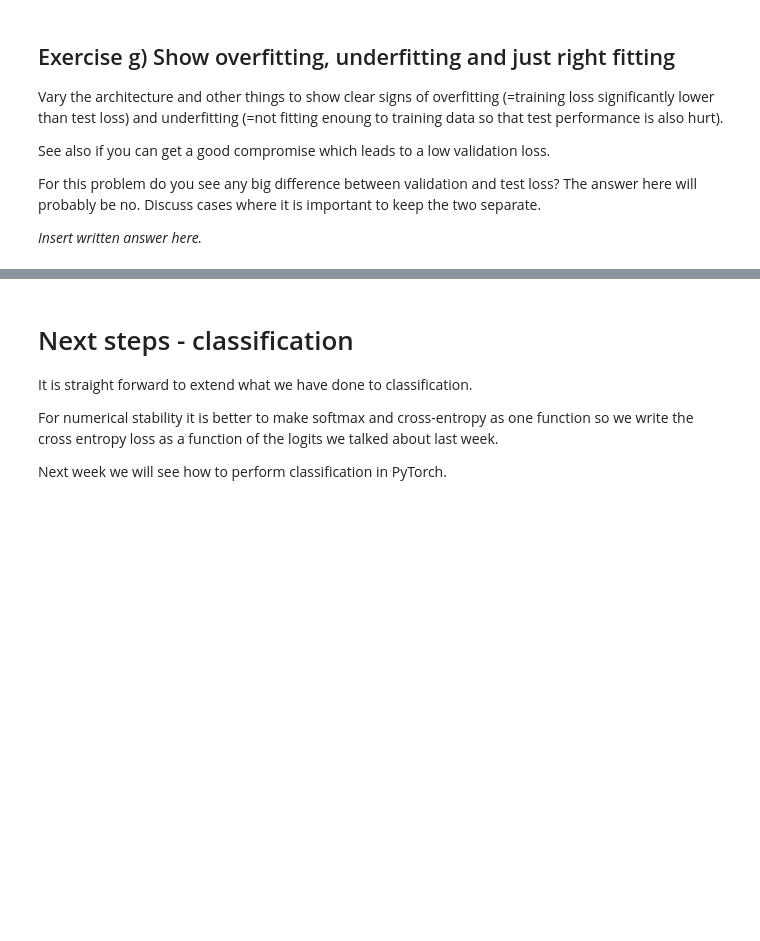
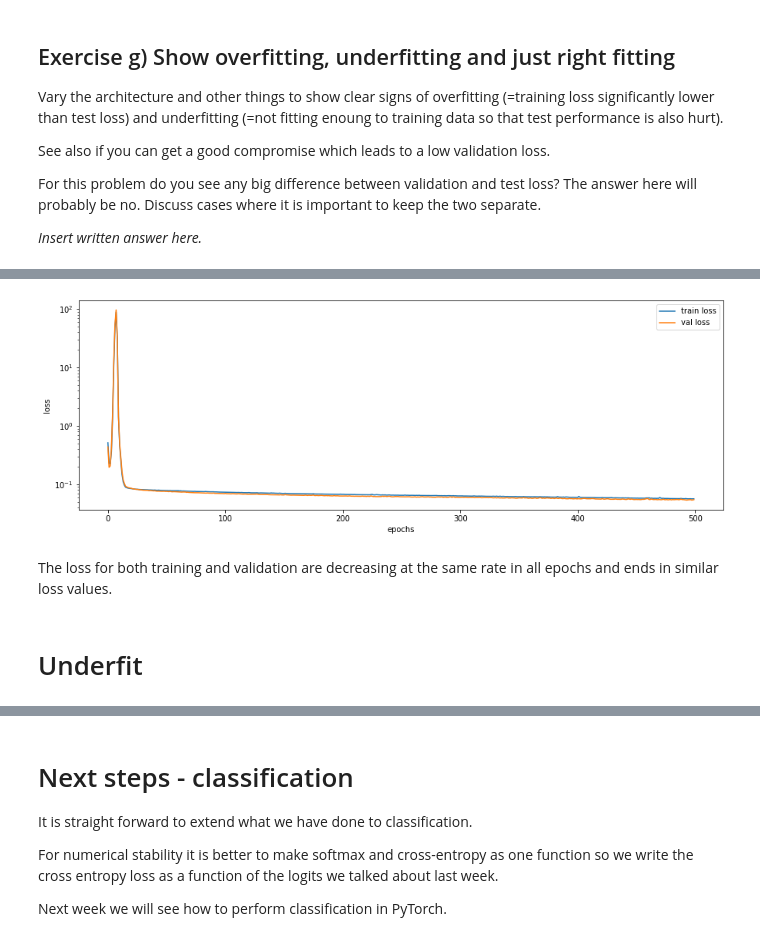
Before and after one commit to RasmusAndersen/02456-deep-learning-with-PyTorch, a Jupyter notebook: 2_Feedforward_NumPy/2.1-FNN-NumPy.ipynb, the cells around one changed output, grey strips where cells are left out. Saved outputs shown, nothing was run; the diff lists cells and outputs as text; code cells hidden in the pictures; blank space fills up the shorter version.

```diff
--- a/2_Feedforward_NumPy/2.1-FNN-NumPy.ipynb
+++ b/2_Feedforward_NumPy/2.1-FNN-NumPy.ipynb
@@ -759,0 +893,14 @@ _Insert written answer here._
+# %%
+plt.figure(figsize=(15,5))
+plt.yscale('log')
+plt.plot(train_loss[1], label='train loss')
+plt.plot(val_loss[1], label='val loss')
+plt.legend();
+plt.xlabel("epochs");
+plt.ylabel("loss");
+# %% [output]
+[figure, added]
+# %% [markdown]
+The loss for both training and validation are decreasing at the same rate in all epochs and ends in similar loss values.
+# %% [markdown]
+# Underfit
```
Also changed, not shown: parts of 26 cells of this notebook, 2 other files.
